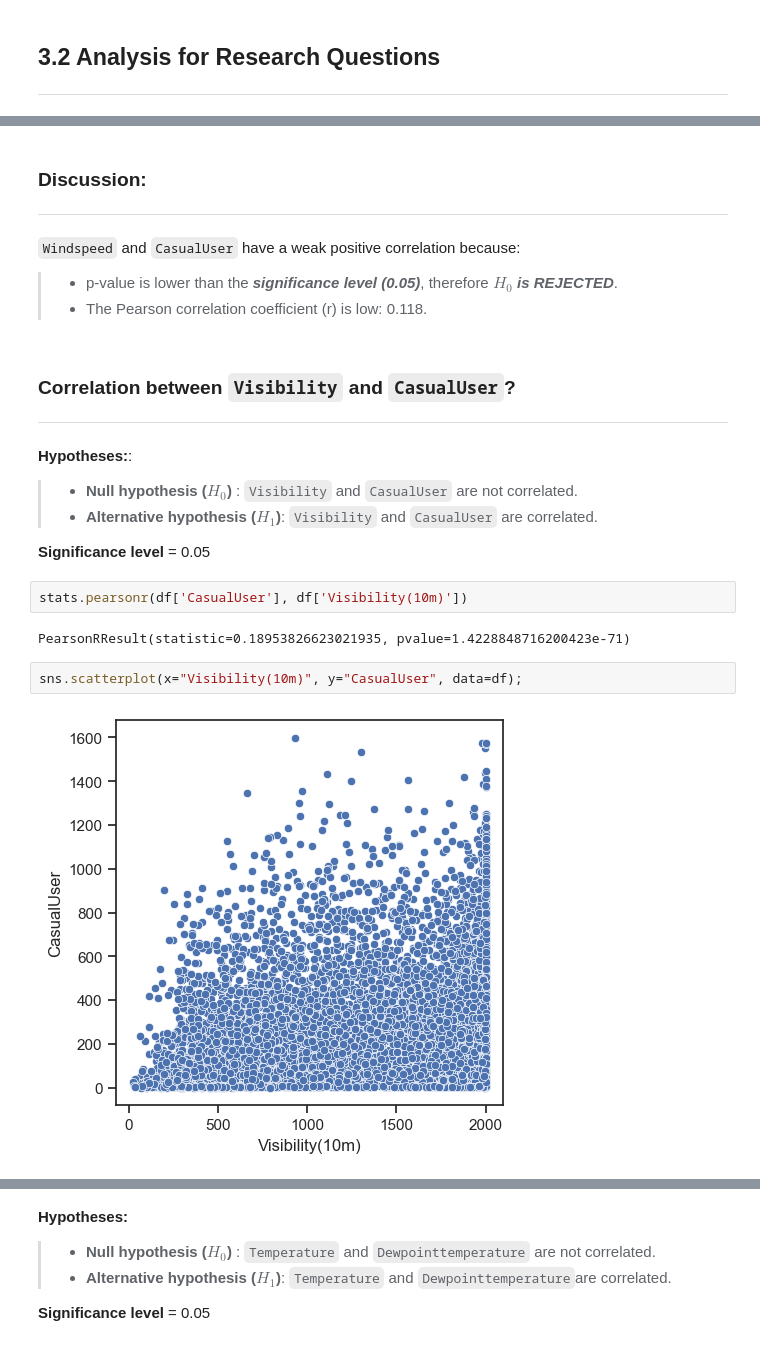
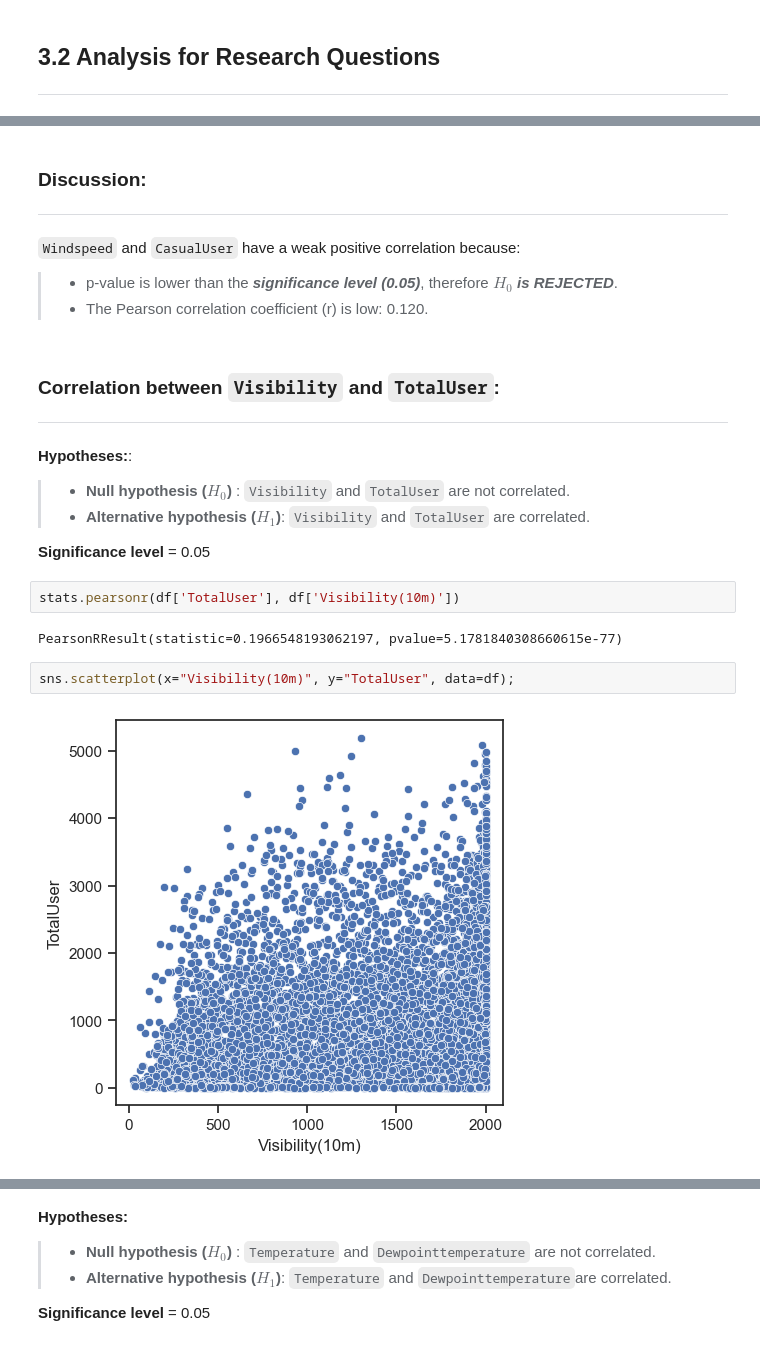
Before and after one commit to ChauHuynh1/Station_analysis, a Jupyter notebook: ResearchMethod.ipynb, the cells around one changed output, grey strips where cells are left out. Cells and saved outputs as stored; diff of their text form.

```diff
--- a/ResearchMethod.ipynb
+++ b/ResearchMethod.ipynb
@@ -857,23 +855,23 @@ sns.scatterplot(x="Windspeed(m/s)", y="CasualUser", data=df);
 ****
 `Windspeed` and `CasualUser` have a weak positive correlation because:
 > - p-value is lower than the ***significance level (0.05)***, therefore ***$H_0$ is REJECTED***.
-> - The Pearson correlation coefficient (r) is low: 0.118.
+> - The Pearson correlation coefficient (r) is low: 0.120.
 # %% [markdown]
-### Correlation between `Visibility` and `CasualUser`?
+### Correlation between `Visibility` and `TotalUser`:
 *****
 **Hypotheses:**:
-> * **Null hypothesis ($H_0$)** : `Visibility` and `CasualUser` are not correlated.
-> * **Alternative hypothesis ($H_1$)**: `Visibility` and `CasualUser` are correlated.
+> * **Null hypothesis ($H_0$)** : `Visibility` and `TotalUser` are not correlated.
+> * **Alternative hypothesis ($H_1$)**: `Visibility` and `TotalUser` are correlated.
 
 **Significance level** = 0.05
 # %%
-stats.pearsonr(df['CasualUser'], df['Visibility(10m)'])
+stats.pearsonr(df['TotalUser'], df['Visibility(10m)'])
 # %% [output]
-PearsonRResult(statistic=0.18953826623021935, pvalue=1.4228848716200423e-71)
+PearsonRResult(statistic=0.1966548193062197, pvalue=5.1781840308660615e-77)
 # %%
-sns.scatterplot(x="Visibility(10m)", y="CasualUser", data=df);
+sns.scatterplot(x="Visibility(10m)", y="TotalUser", data=df);
 # %% [output]
-[figure, old version]
+[figure, new version]
 # %% [markdown]
 ### Discussion:
 ****
```
Also changed, not shown: parts of 156 cells of this notebook, 1 other file.
